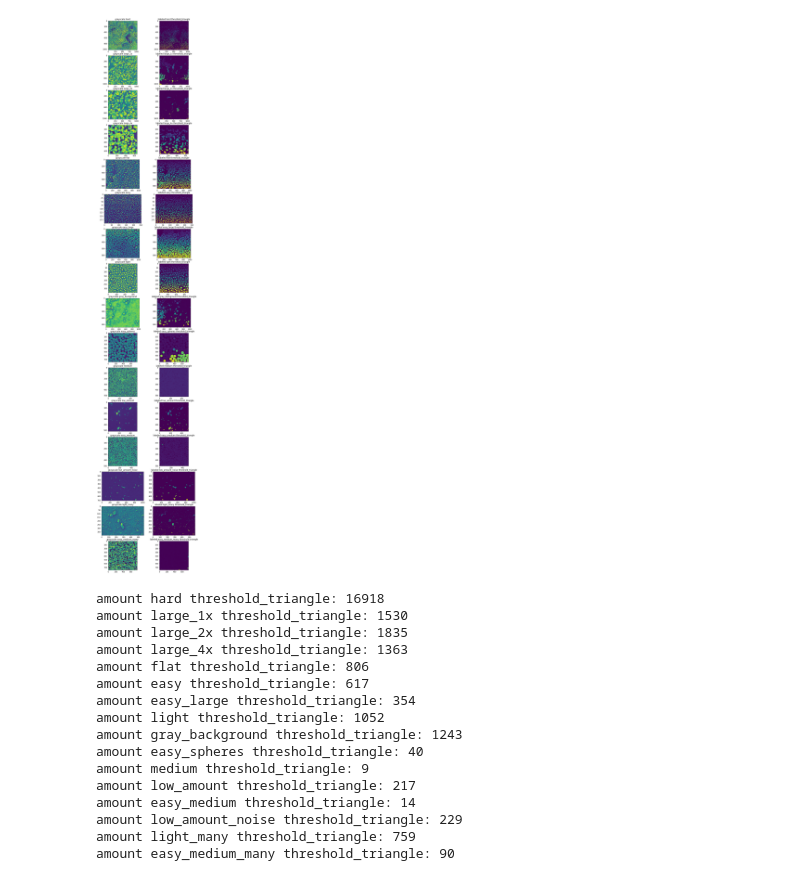
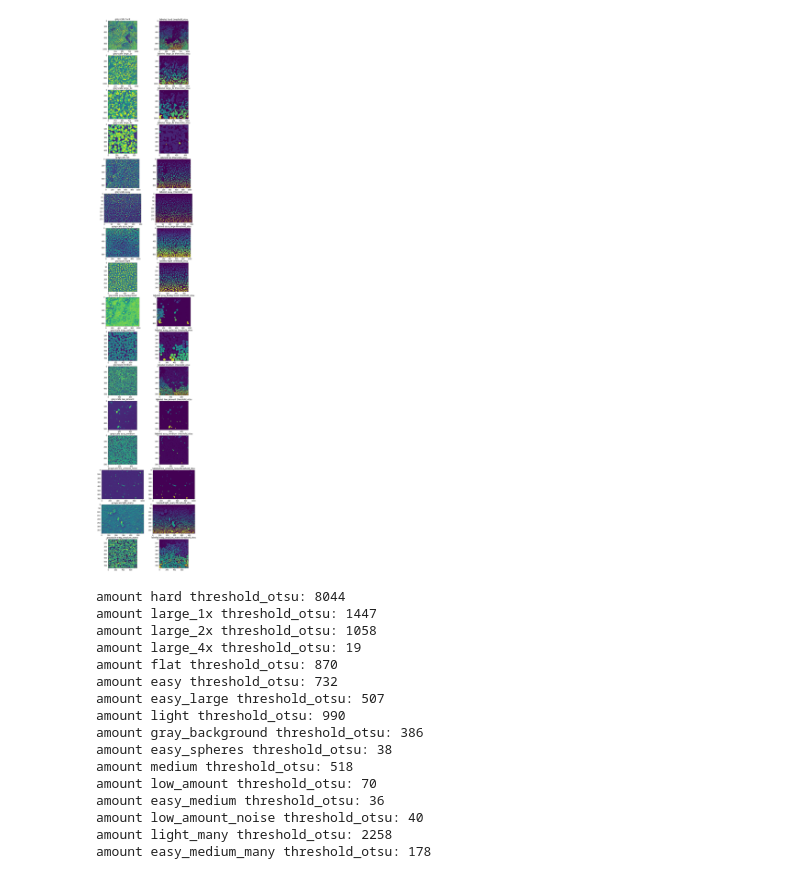
Before and after one commit to Toliak/particle-counter, a Jupyter notebook: notebooks/threshold.ipynb, the cells around one changed output. Saved outputs shown, nothing was run; the diff lists cells and outputs as text; code cells hidden in the pictures.

```diff
--- a/notebooks/threshold.ipynb
+++ b/notebooks/threshold.ipynb
@@ -5,55 +5,55 @@ import Dataset
 
 dataset_list = Dataset.get_full_dataset()
 # %%
-from skimage.filters import threshold_triangle, rank
+from skimage.filters import threshold_triangle, rank, threshold_mean, threshold_isodata, threshold_otsu
 from scipy.ndimage import label
 import matplotlib.pyplot as plot
 
 log = []
 row_amount = len(dataset_list)
 
 plot.figure(figsize=(10, 60))
 for i, data in enumerate(dataset_list):
     image, title = data['image'], data['title']
 
     image = color.rgb2gray(image)
     image = rank.median(image, disk(2))          # denoise
 
     plot.subplot(row_amount, 2, i*2 + 1)
     plot.imshow(image)
     plot.title(f'grayscale {title}')
 
-    threshold_function = threshold_triangle
+    threshold_function = threshold_otsu
     threshold_value = threshold_function(image)
     binary = image > threshold_value
 
     labeled, amount = label(binary)
 
     plot.subplot(row_amount, 2, i*2 + 2)
     plot.imshow(labeled)
     plot.title(f'labeled {title} {threshold_function.__name__}')
 
     log.append(f'amount {title} {threshold_function.__name__}: {amount}')
 
 plot.show()
 # %% [output]
-[figure, old version]
+[figure, new version]
 # %%
 print(*log, sep='\n')
 # %% [output]
-amount hard threshold_triangle: 16918
-amount large_1x threshold_triangle: 1530
-amount large_2x threshold_triangle: 1835
-amount large_4x threshold_triangle: 1363
-amount flat threshold_triangle: 806
-amount easy threshold_triangle: 617
-amount easy_large threshold_triangle: 354
-amount light threshold_triangle: 1052
-amount gray_background threshold_triangle: 1243
-amount easy_spheres threshold_triangle: 40
-amount medium threshold_triangle: 9
-amount low_amount threshold_triangle: 217
-amount easy_medium threshold_triangle: 14
-amount low_amount_noise threshold_triangle: 229
-amount light_many threshold_triangle: 759
-amount easy_medium_many threshold_triangle: 90
+amount hard threshold_otsu: 8044
+amount large_1x threshold_otsu: 1447
+amount large_2x threshold_otsu: 1058
+amount large_4x threshold_otsu: 19
+amount flat threshold_otsu: 870
+amount easy threshold_otsu: 732
+amount easy_large threshold_otsu: 507
+amount light threshold_otsu: 990
+amount gray_background threshold_otsu: 386
+amount easy_spheres threshold_otsu: 38
+amount medium threshold_otsu: 518
+amount low_amount threshold_otsu: 70
+amount easy_medium threshold_otsu: 36
+amount low_amount_noise threshold_otsu: 40
+amount light_many threshold_otsu: 2258
+amount easy_medium_many threshold_otsu: 178
```
